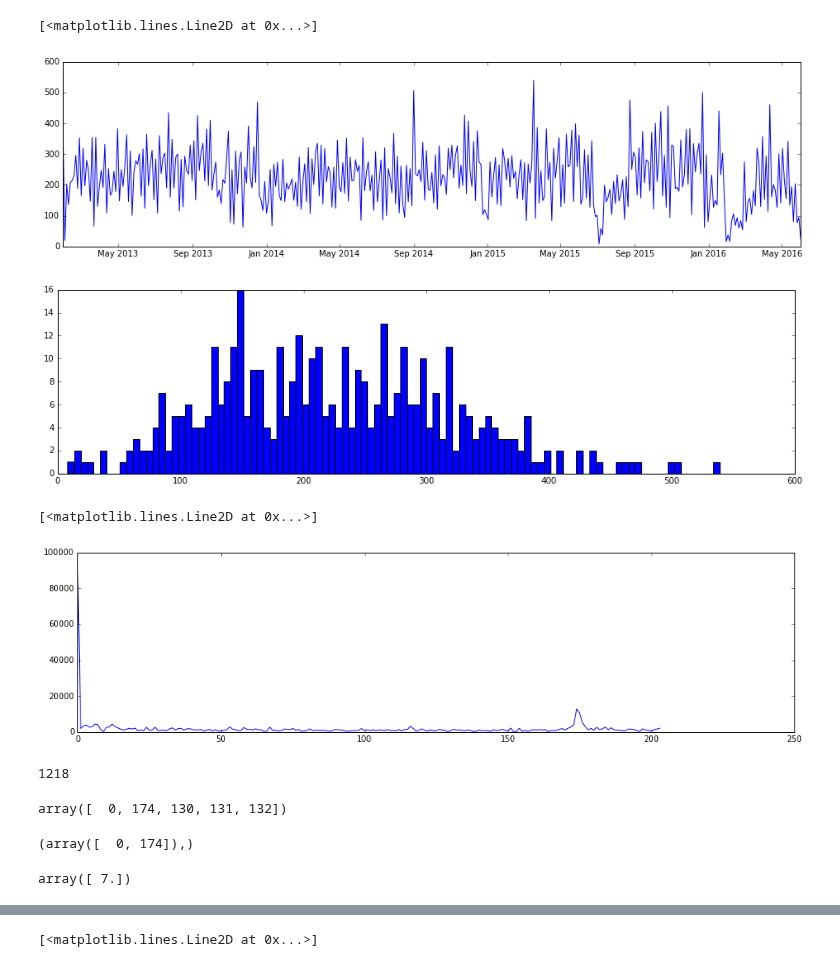
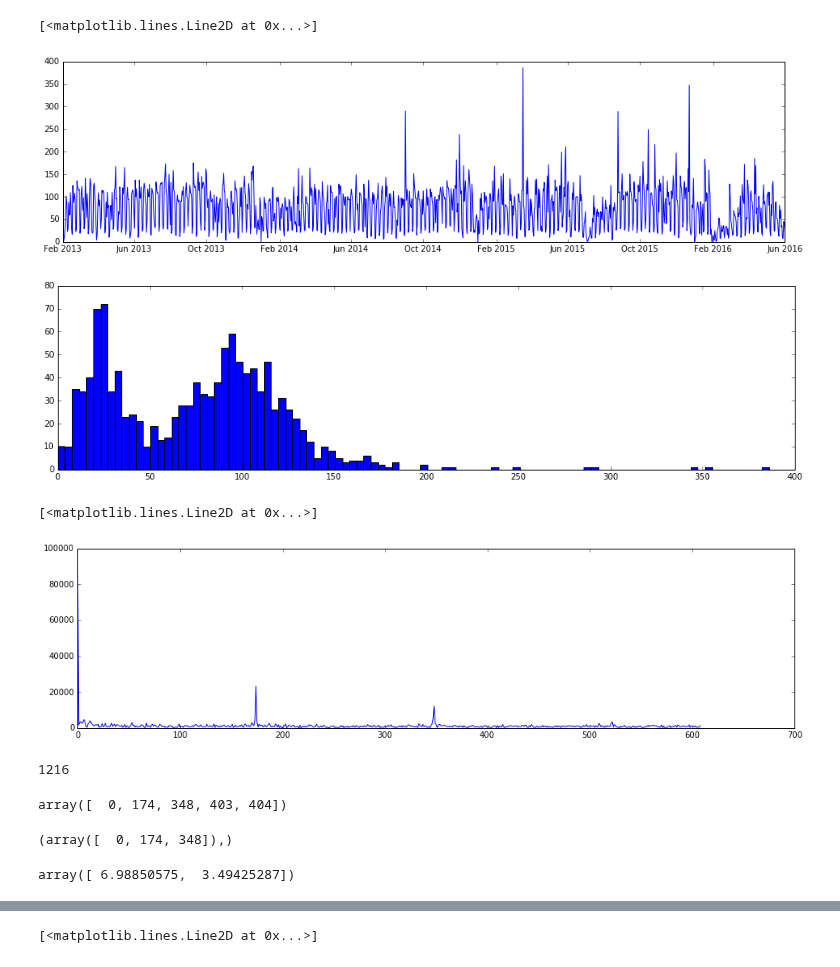
Before and after one commit to inspirehep/invenio-trends, a Jupyter notebook: research/Scores.ipynb, the cells around one changed output, grey strips where cells are left out. Saved outputs shown, nothing was run; the diff lists cells and outputs as text; code cells hidden in the pictures.

```diff
--- a/research/Scores.ipynb
+++ b/research/Scores.ipynb
@@ -15,21 +15,21 @@ def hist_terms(terms=None, interval='week', start='1900-01-01', end='2020-01-01'
     )
     return q.execute().aggregations.group_by_date.buckets
 # %%
-tx, ty = unzip(hist_terms(interval='3d'))
+tx, ty = unzip(hist_terms(interval='1d'))
 plt.plot(tx, ty)
 # %% [output]
 [<matplotlib.lines.Line2D at 0x...>]
-[figure, old version]
+[figure, new version]
 # %%
 plt.hist(ty, bins=100)
 plt.show()
 # %% [output]
-[figure, old version]
+[figure, new version]
 # %%
 plt.plot(np.abs(np.fft.rfft(ty)))
 # %% [output]
 [<matplotlib.lines.Line2D at 0x...>]
-[figure, old version]
+[figure, new version]
 # %%
 fft = np.abs(np.fft.rfft(ty))
 fft[fft < 12000] = 0
@@ -37,16 +37,16 @@ fft[fft < 12000] = 0
 days = (max(tx)-min(tx)).days
 days
 # %% [output]
-1218
+1216
 # %%
 np.argsort(-fft)[:5]
 # %% [output]
-array([  0, 174, 130, 131, 132])
+array([  0, 174, 348, 403, 404])
 # %%
 np.nonzero(fft)
 # %% [output]
-(array([  0, 174]),)
+(array([  0, 174, 348]),)
 # %%
 1 / (np.nonzero(fft)[0][1:] / days)
 # %% [output]
-array([ 7.])
+array([ 6.98850575,  3.49425287])
```
Also changed, not shown: parts of 19 cells of this notebook.
